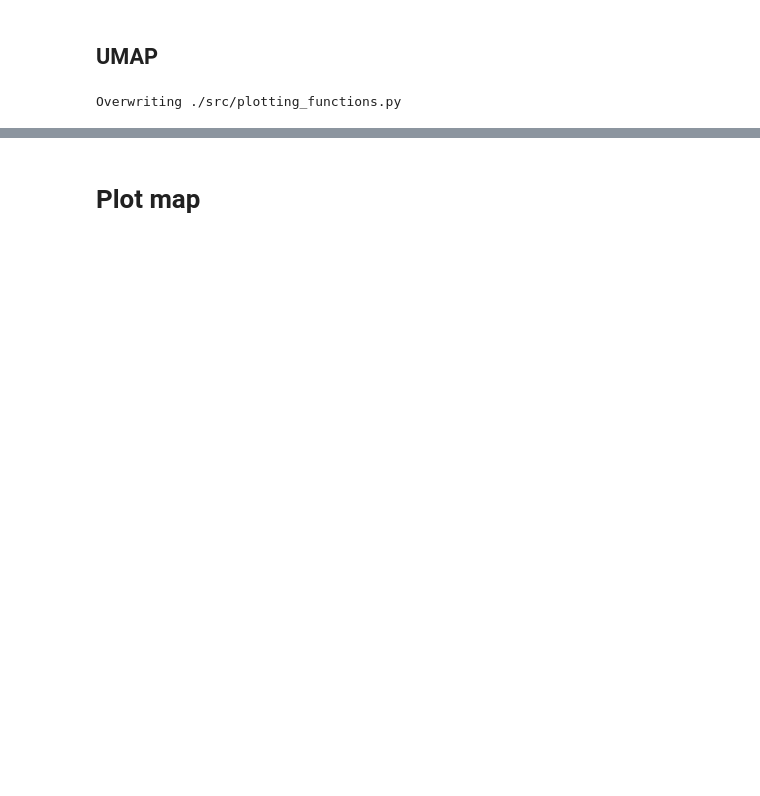
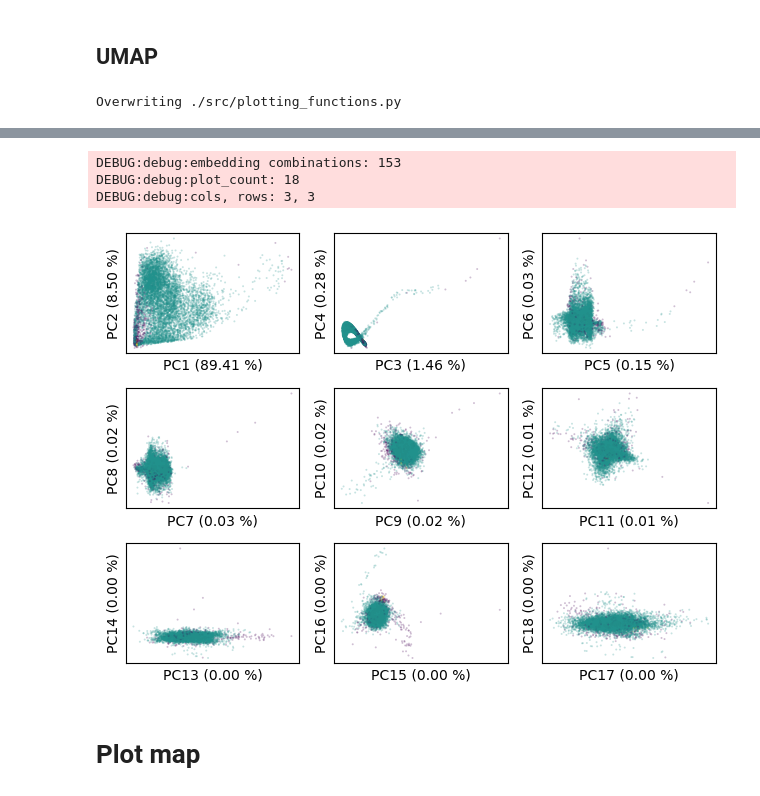
Before and after one commit to ekepes112/libs_segmentation, a Jupyter notebook: notebooks/EXP_fullSpectralClustering.ipynb, the cells around one changed output, grey strips where cells are left out. Cells and saved outputs as stored; diff of their text form; code cells hidden in the pictures; blank space fills up the shorter version.

```diff
--- a/notebooks/EXP_fullSpectralClustering.ipynb
+++ b/notebooks/EXP_fullSpectralClustering.ipynb
@@ -259,3 +348,14 @@ Overwriting ./src/plotting_functions.py
+# %%
+plot_embedding(
+    pca_scores,
+    explained_variances=pca_model.explained_variance_ratio_.copy(),
+    colors=plot_labels
+)
+# %% [output]
+DEBUG:debug:embedding combinations: 153
+DEBUG:debug:plot_count: 18
+DEBUG:debug:cols, rows: 3, 3
+[figure, added]
 # %% [markdown]
 # Plot map
 # %%
```
Also changed, not shown: parts of 18 cells of this notebook, 1 other file.
